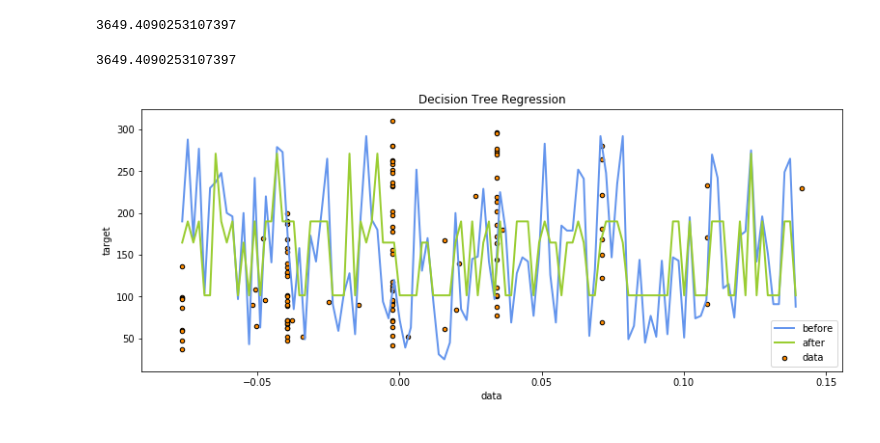
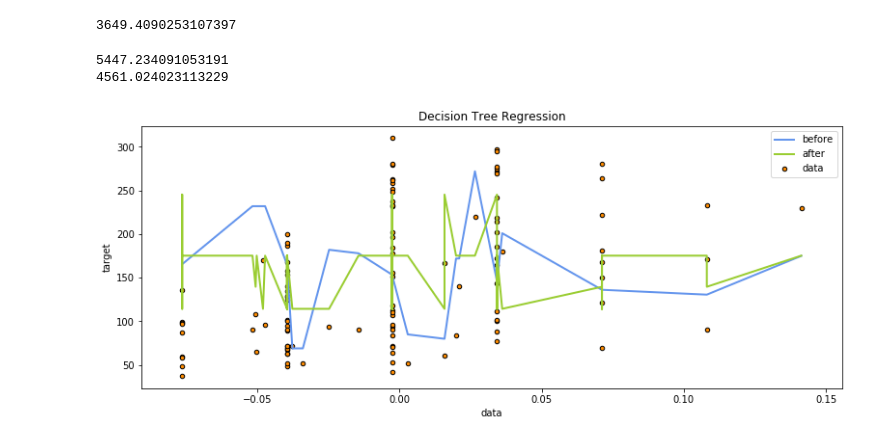
Before and after one commit to eddwang/4th-ML100Days, a Jupyter notebook: homework/Day_047_HW.ipynb, the cells around one changed output. Drawn from its saved outputs; the diff is of its cells as text; code cells hidden in the pictures.

```diff
--- a/homework/Day_047_HW.ipynb
+++ b/homework/Day_047_HW.ipynb
@@ -56,21 +56,28 @@ print(metrics.mean_squared_error(y_test, y_pred_2))
 # %% [output]
 3649.4090253107397
+# %%
+s = 7
+X = x_test[:,s]
+Xtrain=np.sort(x_train[:,s])[:,np.newaxis]
+Xtest = np.sort(x_test[:,s])[:,np.newaxis]
+regr.fit(Xtrain, y_train)
+y_pred_1 = regr.predict(Xtest)
+print(metrics.mean_squared_error(y_test, y_pred_1))
+regr_bestparam.fit(x_train[:,s,np.newaxis], y_train)
+y_pred_2 = regr_bestparam.predict(x_test[:,s,np.newaxis])
+print(metrics.mean_squared_error(y_test, y_pred_2))
+# %% [output]
+5447.234091053191
+4561.024023113229
 # %%
-X = x_test[:,7]
-start = min(X)
-stop = max(X)
-step=(stop-start)/len(X)
-print(metrics.mean_squared_error(y_test, y_pred_2))
-X_test = np.arange(start,stop,step)[:, np.newaxis]
 plt.figure(figsize=(13,5))
 plt.scatter(X,  y_test, s=20, edgecolor="black",c="darkorange", label="data")
-plt.plot(X_test, y_pred_1, color="cornflowerblue",label="before",linewidth=2)
-plt.plot(X_test, y_pred_2, color="yellowgreen",label="after", linewidth=2)
+plt.plot(Xtest , y_pred_1, color="cornflowerblue",label="before",linewidth=2)
+plt.plot(Xtest, y_pred_2, color="yellowgreen",label="after", linewidth=2)
 plt.xlabel("data")
 plt.ylabel("target")
 plt.title("Decision Tree Regression")
 plt.legend()
 plt.show()
 # %% [output]
-3649.4090253107397
-[figure, old version]
+[figure, new version]
```
Also changed, not shown: parts of 4 cells of this notebook.
